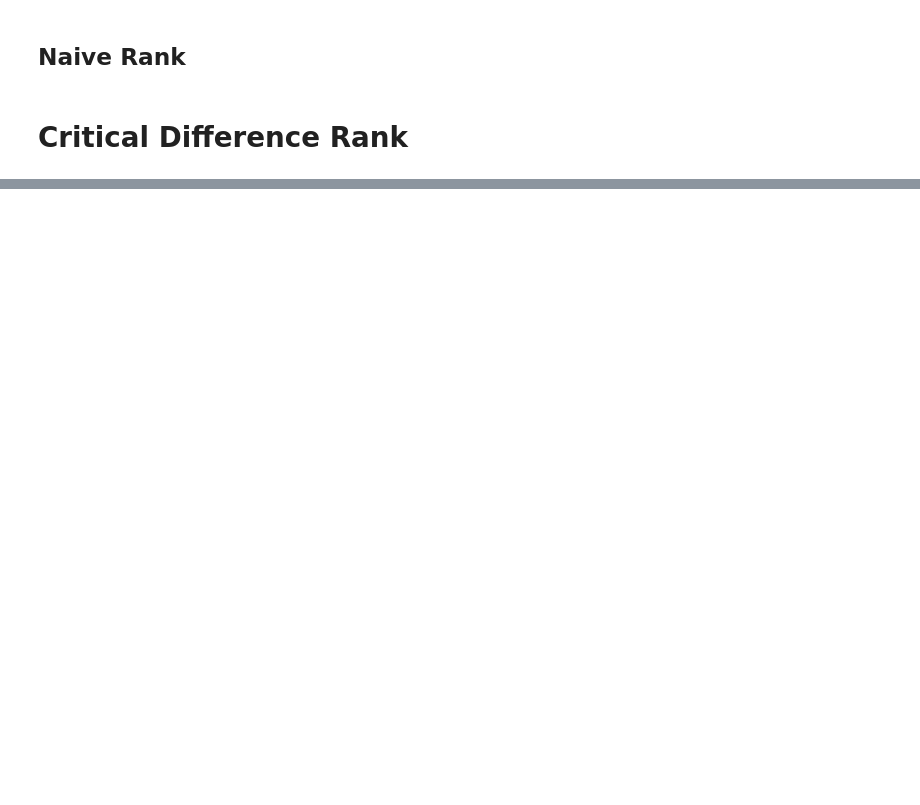
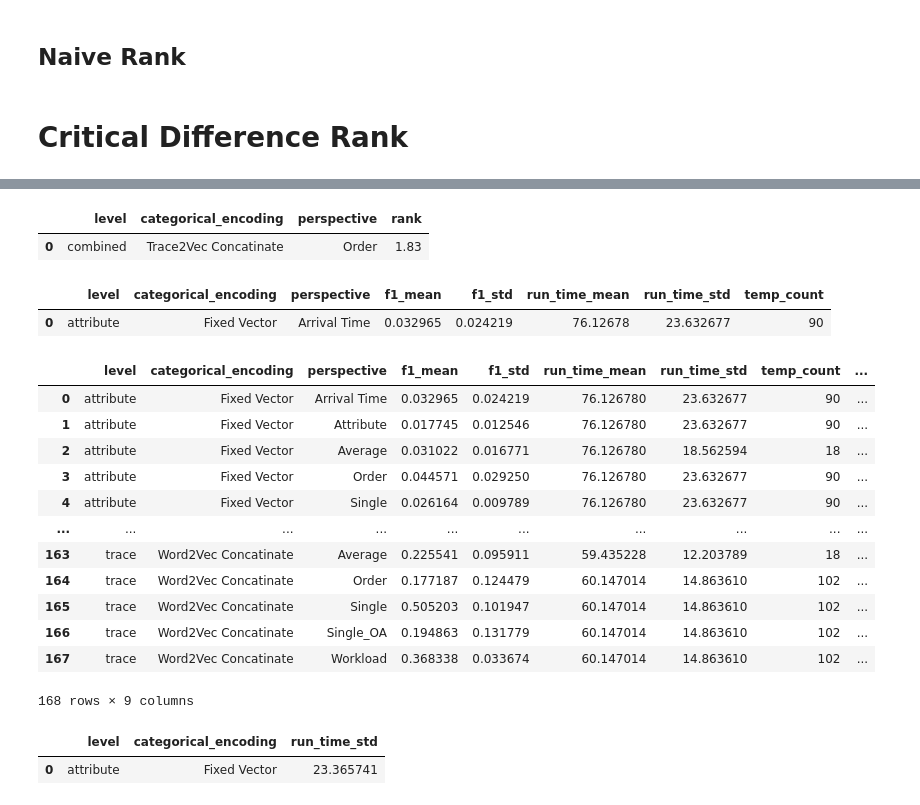
Before and after one commit to ronaldvandenbroek/BPAD, a Jupyter notebook: analysis/raw/result_analysis.ipynb, the cells around one changed output, grey strips where cells are left out. Drawn from its saved outputs; the diff is of its cells as text; code cells hidden in the pictures; blank space fills up the shorter version.

Commit message:
Making report ready table results

```diff
--- a/analysis/raw/result_analysis.ipynb
+++ b/analysis/raw/result_analysis.ipynb
@@ -972,0 +1235,7 @@ if rank_cd_encoders:
+# %%
+all_rank_stats_df = pd.concat(all_rank_stats, ignore_index=True)
+# %%
+all_rank_stats_df.drop(columns=['f1_mean', 'f1_std', 'rank_std'], inplace=True)
+# %%
+all_rank_stats_df = all_rank_stats_df[["level", "categorical_encoding", "perspective", "rank_mean"]]
+all_rank_stats_df = all_rank_stats_df.rename(columns={"rank_mean": "rank"})
@@ -972,0 +1258,10 @@ if rank_cd_encoders:
+# %%
+all_rank_stats_df.head(1)
+# %% [output]
+|  | level | categorical_encoding | perspective | rank |
+| 0 | combined | Trace2Vec Concatinate | Order | 1.83 |
+# %%
+scores_table_mean.head(1)
+# %% [output]
+|  | level | categorical_encoding | perspective | f1_mean | f1_std | run_time_mean | run_time_std | temp_count |
+| 0 | attribute | Fixed Vector | Arrival Time | 0.032965 | 0.024219 | 76.12678 | 23.632677 | 90 |
@@ -972,0 +1271,18 @@ if rank_cd_encoders:
+# %%
+scores_table_mean_rank = pd.merge(scores_table_mean, all_rank_stats_df, on=["level", "categorical_encoding", "perspective"], how="outer")
+# %%
+scores_table_mean_rank
+# %% [output]
+|  | level | categorical_encoding | perspective | f1_mean | f1_std | run_time_mean | run_time_std | temp_count | ... |
+| 0 | attribute | Fixed Vector | Arrival Time | 0.032965 | 0.024219 | 76.126780 | 23.632677 | 90 | ... |
+| 1 | attribute | Fixed Vector | Attribute | 0.017745 | 0.012546 | 76.126780 | 23.632677 | 90 | ... |
+| 2 | attribute | Fixed Vector | Average | 0.031022 | 0.016771 | 76.126780 | 18.562594 | 18 | ... |
+| 3 | attribute | Fixed Vector | Order | 0.044571 | 0.029250 | 76.126780 | 23.632677 | 90 | ... |
+| 4 | attribute | Fixed Vector | Single | 0.026164 | 0.009789 | 76.126780 | 23.632677 | 90 | ... |
+| ... | ... | ... | ... | ... | ... | ... | ... | ... | ... |
+| 163 | trace | Word2Vec Concatinate | Average | 0.225541 | 0.095911 | 59.435228 | 12.203789 | 18 | ... |
+| 164 | trace | Word2Vec Concatinate | Order | 0.177187 | 0.124479 | 60.147014 | 14.863610 | 102 | ... |
+| 165 | trace | Word2Vec Concatinate | Single | 0.505203 | 0.101947 | 60.147014 | 14.863610 | 102 | ... |
+| 166 | trace | Word2Vec Concatinate | Single_OA | 0.194863 | 0.131779 | 60.147014 | 14.863610 | 102 | ... |
+| 167 | trace | Word2Vec Concatinate | Workload | 0.368338 | 0.033674 | 60.147014 | 14.863610 | 102 | ... |
+168 rows × 9 columns
@@ -972,0 +1300,5 @@ if rank_cd_encoders:
+# %%
+runtime_stds_pooled.head(1)
+# %% [output]
+|  | level | categorical_encoding | run_time_std |
+| 0 | attribute | Fixed Vector | 23.365741 |
```
Also changed, not shown: parts of 56 cells of this notebook, 33 other files.
